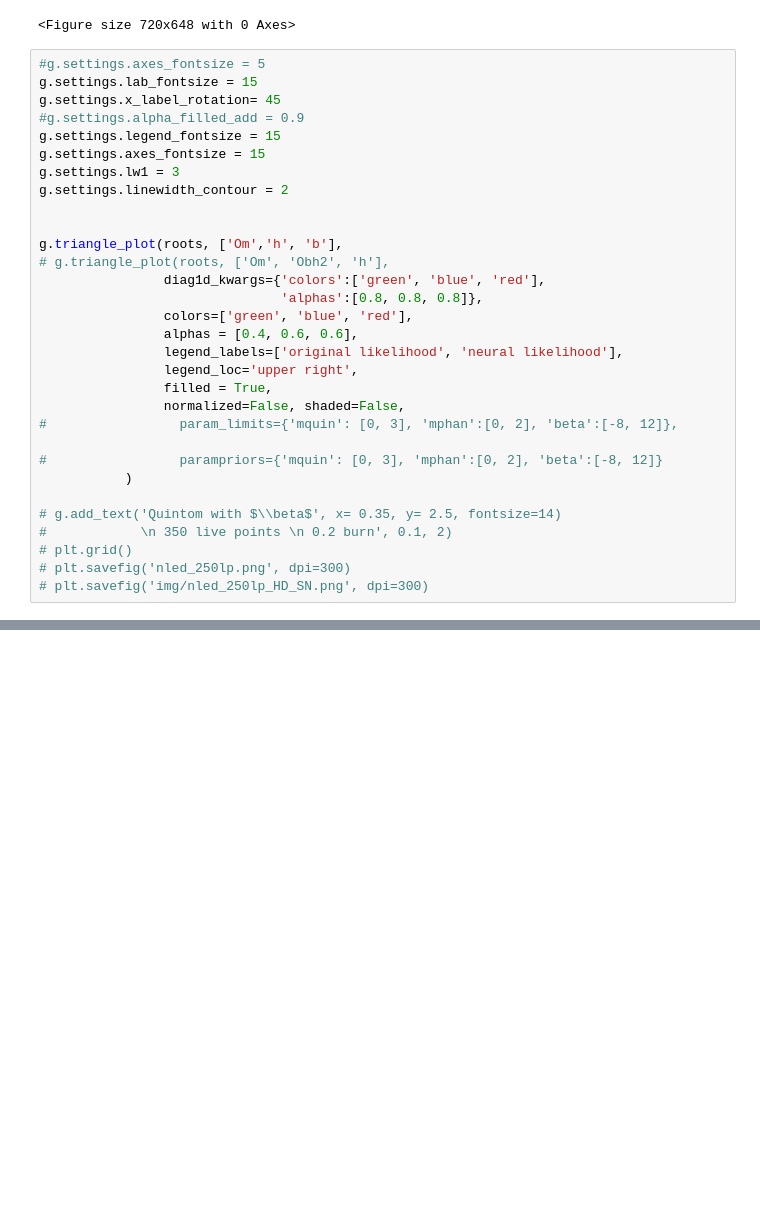
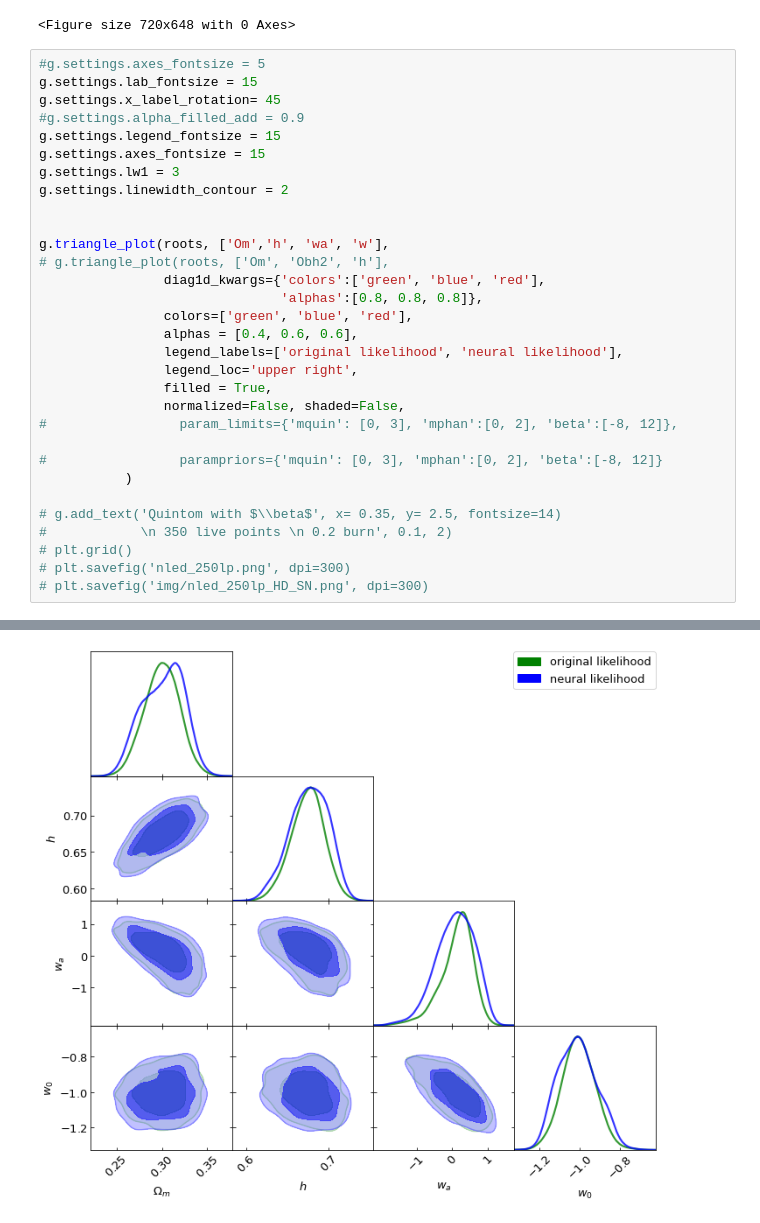
Before and after one commit to igomezv/cosmo_tools, a Jupyter notebook: models/neural/posteriors_neuralike.ipynb, the cells around one changed output, grey strips where cells are left out. Cells and saved outputs as stored; diff of their text form; blank space fills up the shorter version.

Commit message:
update posterior plots to neuralike

```diff
--- a/models/neural/posteriors_neuralike.ipynb
+++ b/models/neural/posteriors_neuralike.ipynb
@@ -41,7 +41,7 @@ g.settings.lw1 = 3
 g.settings.linewidth_contour = 2
 
 
-g.triangle_plot(roots, ['Om','h', 'b'],
+g.triangle_plot(roots, ['Om','h', 'wa', 'w'],
 # g.triangle_plot(roots, ['Om', 'Obh2', 'h'],
                 diag1d_kwargs={'colors':['green', 'blue', 'red'],
                                'alphas':[0.8, 0.8, 0.8]},
@@ -66,3 +68,4 @@ Exception: parameter name not found: b
+[figure, added]
 # %%
 plt.figure(figsize=(10, 10), dpi=100)
 
```
Also changed, not shown: parts of 3 cells of this notebook.
